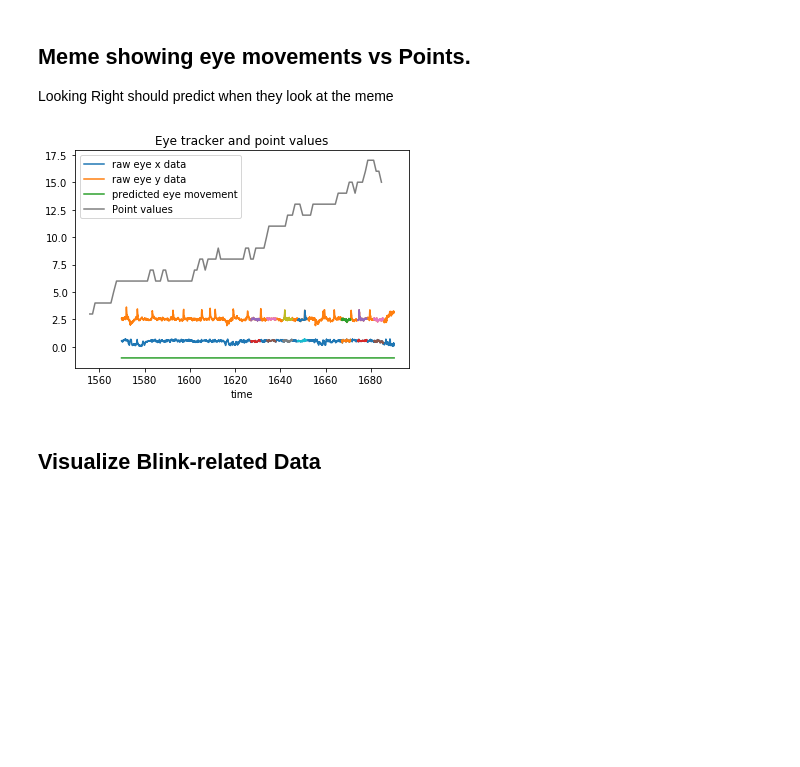
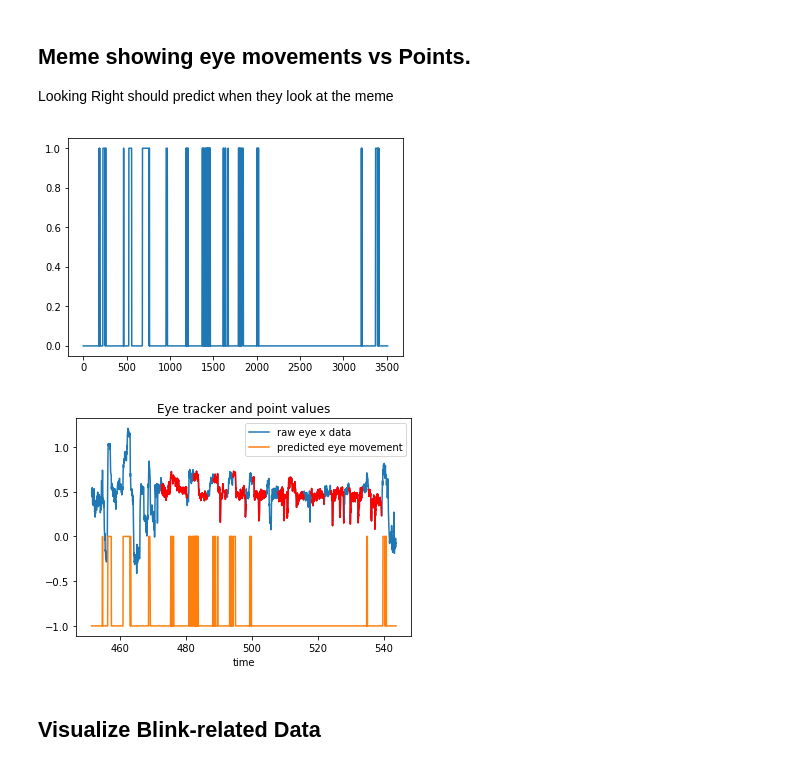
Before and after one commit to D1o0g9s/MyND, a Jupyter notebook: Data Analysis/00_Full Data Check_New Markers.ipynb, the cells around one changed output. Drawn from its saved outputs; the diff is of its cells as text; code cells hidden in the pictures; blank space fills up the shorter version.

```diff
--- a/Data Analysis/00_Full Data Check_New Markers.ipynb
+++ b/Data Analysis/00_Full Data Check_New Markers.ipynb
@@ -230,0 +205,3 @@ Markers around largest time difference (--PsychopyStart is reasonable): [['--Spa
+# %%
+numEYEPoints=len(XDF_Data[StreamType.EYENORM.value][StreamType.DATA.value][:,0])
+numEYEPoints
@@ -230,0 +210,10 @@ Markers around largest time difference (--PsychopyStart is reasonable): [['--Spa
+# %%
+window_size = eye_fs // 4
+stds = list()
+x_values = list()
+for i in range(window_size, numEYEPoints):
+    stds.append(np.std(XDF_Data[StreamType.EYENORM.value][StreamType.DATA.value][i-window_size:i,0]))
+    x_values.append(np.mean(XDF_Data[StreamType.EYENORM.value][StreamType.DATA.value][i-window_size:i,0]))
+
+plt.plot(stds)
+plt.plot(x_values)
@@ -412,36 +396,47 @@ meme_shown_data, a, b = getTimeBoundSingleLabelData("newMeme", XDF_Data, time_be
 # %%
+## HELPER FUNCTION
+percent_distance_from_center = 4/10
+avg_calibrated_x, avg_calibrated_y = getAvgCalibratedXandY(XDF_Data)
+looking_right = getLookingRightTimes(XDF_Data, avg_cal_x, avg_cal_y, percent_distance_from_center)
+
+plt.plot(looking_right)
+plt.show()
+
+## MANUAL CALCULATION
+meme_shown_data, a, b = getTimeBoundSingleLabelData("newMeme", XDF_Data, time_before=1, time_after=3)
+
 eye_x_data=XDF_Data[StreamType.EYENORM.value][StreamType.DATA.value][:,0]
 eye_y_data=XDF_Data[StreamType.EYENORM.value][StreamType.DATA.value][:,1] + 2
 eye_time_data=XDF_Data[StreamType.EYENORM.value][StreamType.TIME.value]
 
-plt.plot(eye_time_data[len(eye_time_data)//2:], eye_x_data[len(eye_time_data)//2:], label="raw eye x data")
-plt.plot(eye_time_data[len(eye_time_data)//2:], eye_y_data[len(eye_time_data)//2:], label="raw eye y data")
+plt.plot(eye_time_data[len(eye_time_data)//10:], eye_x_data[len(eye_time_data)//10:], label="raw eye x data")
+# plt.plot(eye_time_data[len(eye_time_data)//2:], eye_y_data[len(eye_time_data)//2:], label="raw eye y data")
 
 
-x_threshold_center_right = avg_calibrated_x['right']
-N=1
-smoothed_eye_x_data = np.convolve(eye_x_data, np.ones((N,))/N, mode='valid')
-looking_right = [-0 if val > x_threshold_center_right else -1 for i, val in enumerate(smoothed_eye_x_data)]
-plt.plot(eye_time_data[len(eye_time_data)//2+N-1:], looking_right[len(eye_time_data)//2:], label="predicted eye movement")
-
+x_threshold_center_right = avg_calibrated_x['center'] + ((avg_calibrated_x['right'] - avg_calibrated_x['center'])* percent_distance_from_center)
+#N=1
+#smoothed_eye_x_data = np.convolve(eye_x_data, np.ones((N,))/N, mode='valid')
+looking_right = [0 if val > x_threshold_center_right else -1 for i, val in enumerate(eye_x_data)]
+plt.plot(eye_time_data[len(eye_time_data)//10+N-1:], looking_right[len(eye_time_data)//10:], label="predicted eye movement")
 
 for i in range(len(meme_shown_data)):
     eye_x_data=meme_shown_data[i][StreamType.EYENORM.value][StreamType.DATA.value][:,0]
-    eye_y_data=meme_shown_data[i][StreamType.EYENORM.value][StreamType.DATA.value][:,1] + 2
+    # eye_y_data=meme_shown_data[i][StreamType.EYENORM.value][StreamType.DATA.value][:,1] + 2
     eye_time_data=meme_shown_data[i][StreamType.EYENORM.value][StreamType.TIME.value]
 
-    plt.plot(eye_time_data, eye_x_data)
-    plt.plot(eye_time_data, eye_y_data)
+    plt.plot(eye_time_data, eye_x_data, color="r")
+    # plt.plot(eye_time_data, eye_y_data)
 
 
 data, time = getPointsAfterEachWord(XDF_Data)
-plt.plot(time[len(time)//3:], data[len(time)//3:], label="Point values")
+# plt.plot(time[len(time)//3:], data[len(time)//3:], label="Point values")
 plt.title("Eye tracker and point values")
 plt.xlabel("time")
 plt.legend()
 plt.show()
 # %% [output]
-[figure, old version]
+[figure, new version]
+[figure, added]
 # %% [markdown]
 ## Visualize Blink-related Data
 # %%
```
Also changed, not shown: parts of 24 cells of this notebook, 12 other files.
